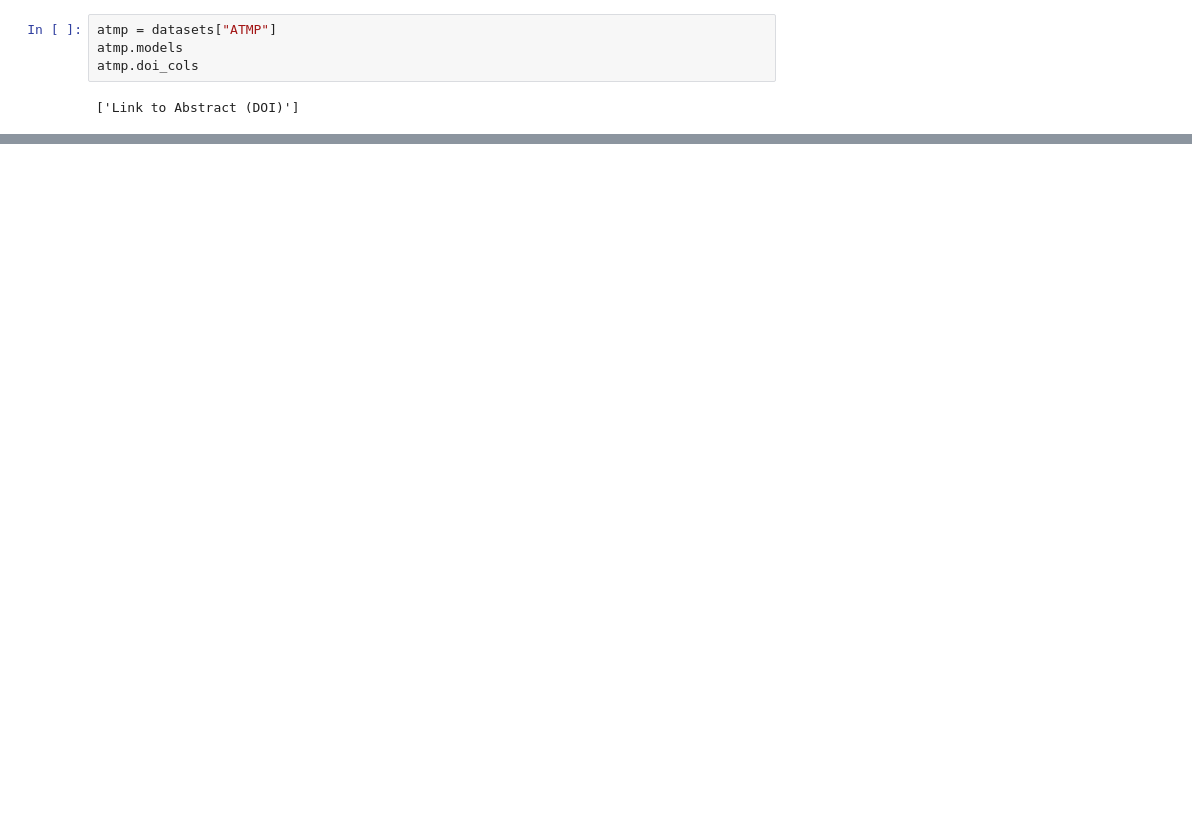
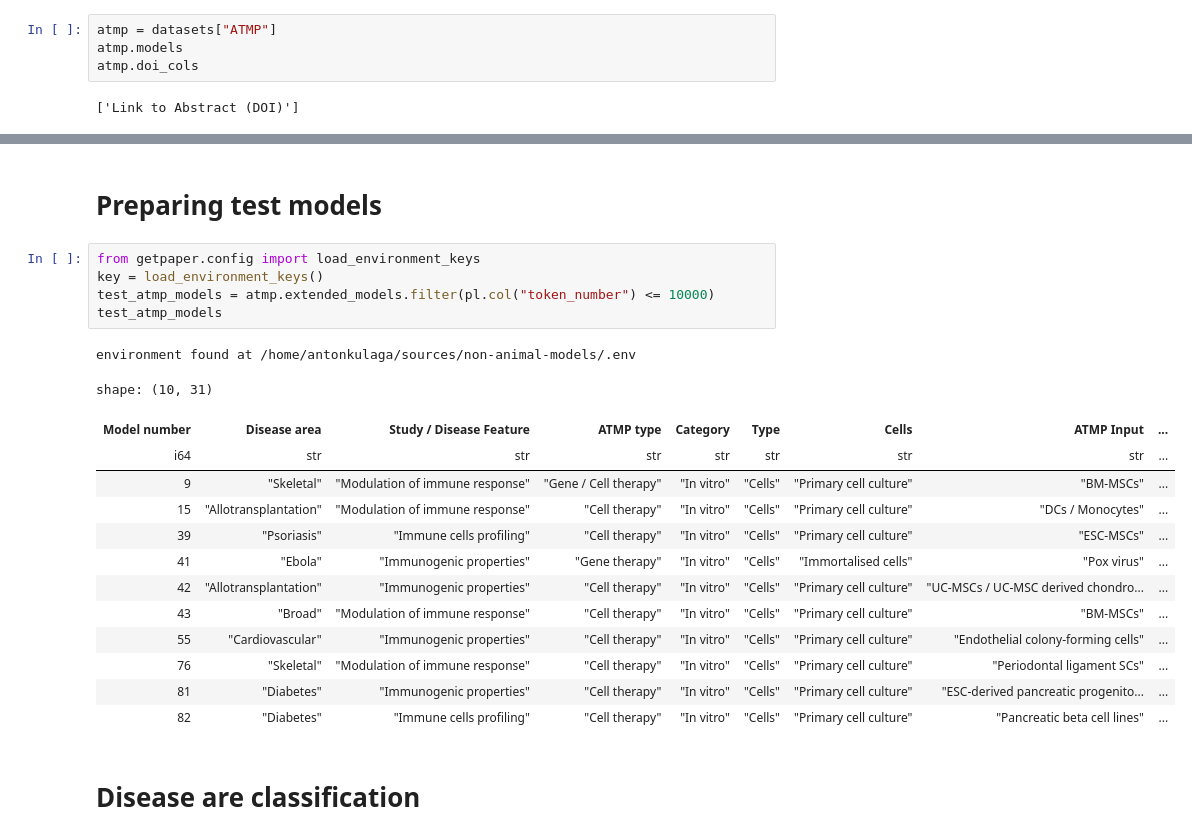
Before and after one commit to antonkulaga/non-animal-models, a Jupyter notebook: notebooks/explore.ipynb, the cells around one changed output, grey strips where cells are left out. Drawn from its saved outputs; the diff is of its cells as text; blank space fills up the shorter version.

```diff
--- a/notebooks/explore.ipynb
+++ b/notebooks/explore.ipynb
@@ -159,0 +87,24 @@ still working?
+# %% [markdown]
+# Preparing test models
+# %%
+from getpaper.config import load_environment_keys
+key = load_environment_keys()
+test_atmp_models = atmp.extended_models.filter(pl.col("token_number") <= 10000)
+test_atmp_models
+# %% [output]
+environment found at /home/antonkulaga/sources/non-animal-models/.env
+shape: (10, 31)
+| Model number | Disease area | Study / Disease Feature | ATMP type | Category | Type | Cells | ATMP Input | ... |
+| i64 | str | str | str | str | str | str | str | ... |
+| 9 | "Skeletal" | "Modulation of immune response" | "Gene / Cell therapy" | "In vitro" | "Cells" | "Primary cell culture" | "BM-MSCs" | ... |
+| 15 | "Allotransplantation" | "Modulation of immune response" | "Cell therapy" | "In vitro" | "Cells" | "Primary cell culture" | "DCs / Monocytes" | ... |
+| 39 | "Psoriasis" | "Immune cells profiling" | "Cell therapy" | "In vitro" | "Cells" | "Primary cell culture" | "ESC-MSCs" | ... |
+| 41 | "Ebola" | "Immunogenic properties" | "Gene therapy" | "In vitro" | "Cells" | "Immortalised cells" | "Pox virus" | ... |
+| 42 | "Allotransplantation" | "Immunogenic properties" | "Cell therapy" | "In vitro" | "Cells" | "Primary cell culture" | "UC-MSCs / UC-MSC derived chondro... | ... |
+| 43 | "Broad" | "Modulation of immune response" | "Cell therapy" | "In vitro" | "Cells" | "Primary cell culture" | "BM-MSCs" | ... |
+| 55 | "Cardiovascular" | "Immunogenic properties" | "Cell therapy" | "In vitro" | "Cells" | "Primary cell culture" | "Endothelial colony-forming cells" | ... |
+| 76 | "Skeletal" | "Modulation of immune response" | "Cell therapy" | "In vitro" | "Cells" | "Primary cell culture" | "Periodontal ligament SCs" | ... |
+| 81 | "Diabetes" | "Immunogenic properties" | "Cell therapy" | "In vitro" | "Cells" | "Primary cell culture" | "ESC-derived pancreatic progenito... | ... |
+| 82 | "Diabetes" | "Immune cells profiling" | "Cell therapy" | "In vitro" | "Cells" | "Primary cell culture" | "Pancreatic beta cell lines" | ... |
+# %% [markdown]
+# Disease are classification
```
Also changed, not shown: parts of 21 cells of this notebook, 3 other files.
